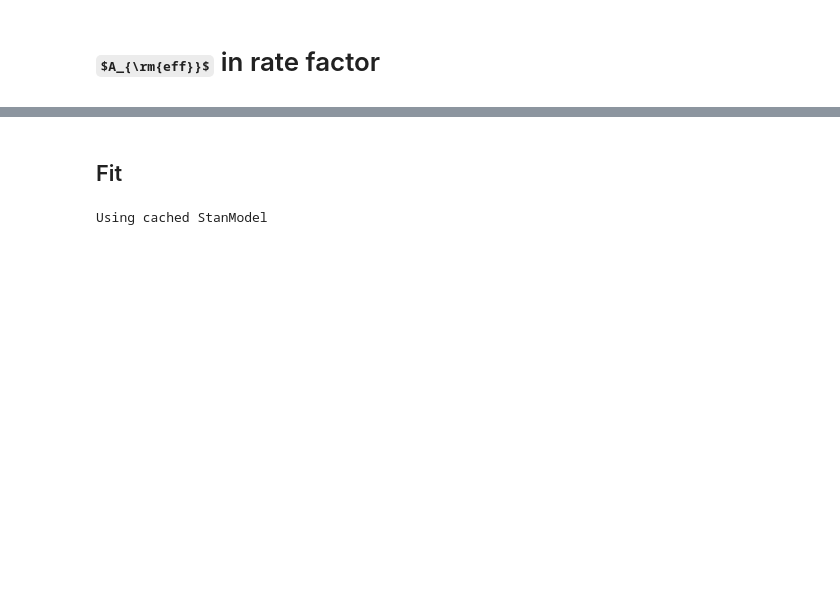
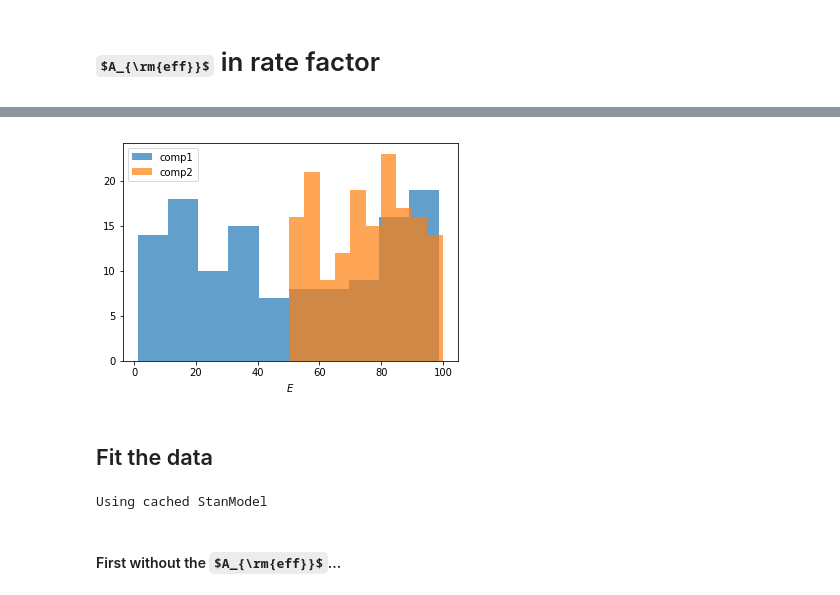
Before and after one commit to specktakel/hierarchical_nu, a Jupyter notebook: dev/statistical_model/aeff_in_rate_factor/aeff_in_rate_factor.ipynb, the cells around one changed output, grey strips where cells are left out. Saved outputs shown, nothing was run; the diff lists cells and outputs as text; code cells hidden in the pictures; some formulas as TeX source; blank space fills up the shorter version.

```diff
--- a/dev/statistical_model/aeff_in_rate_factor/aeff_in_rate_factor.ipynb
+++ b/dev/statistical_model/aeff_in_rate_factor/aeff_in_rate_factor.ipynb
@@ -54,5 +87,14 @@ ax.hist(energy);
+# %%
+# plot detected energies
+fig, ax = plt.subplots()
+ax.hist(energy[label == 1], label='comp1', alpha=0.7)
+ax.hist(energy[label == 2], label='comp2', alpha=0.7)
+ax.set_xlabel('$E$')
+ax.legend();
+# %% [output]
+[figure, added]
 # %% [markdown]
-## Fit
+## Fit the data
 # %%
 # Compile the model
 model = stan_utility.compile_model(filename = 'aeff_in_rate_factor_model.stan',
@@ -77,2 +118,4 @@ fit_input['extra_factor'] = 0
 fit_input['include_energy'] = 1
+# %% [markdown]
+#### First without the $A_{\rm{eff}}$...
 # %%
```
Also changed, not shown: parts of 22 cells of this notebook.
